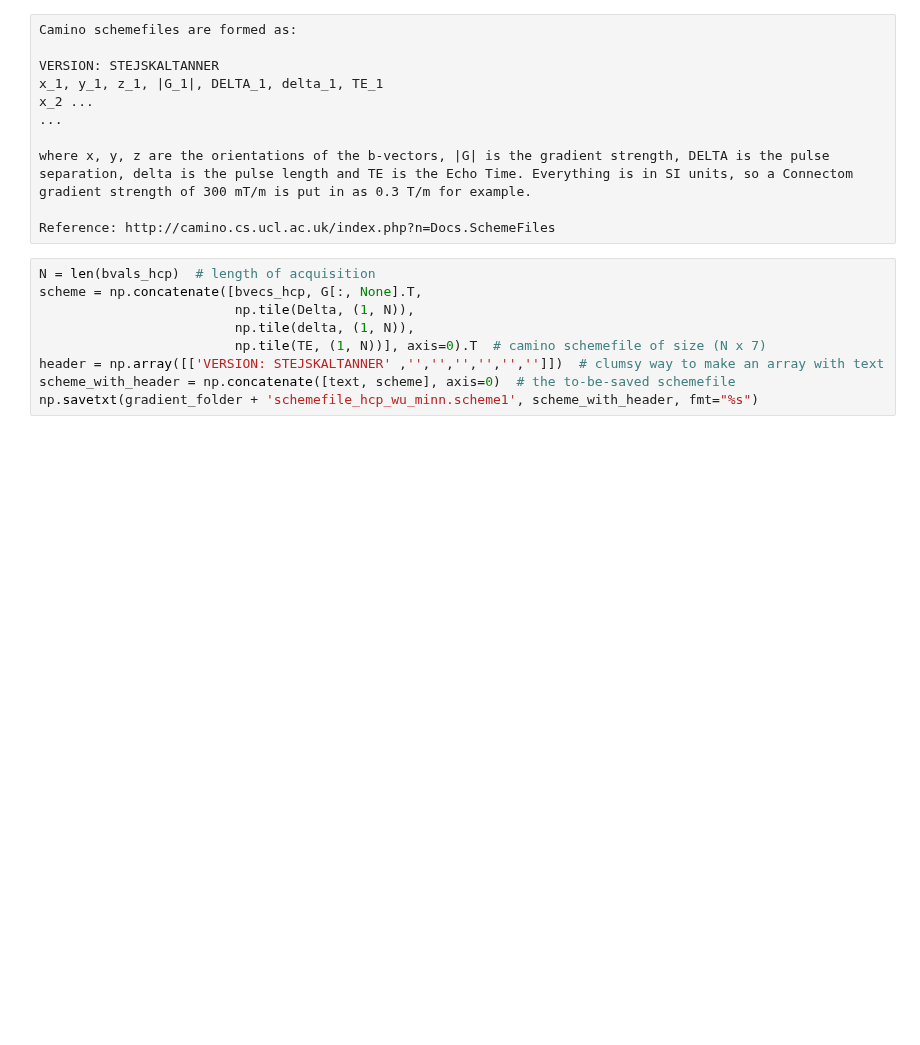
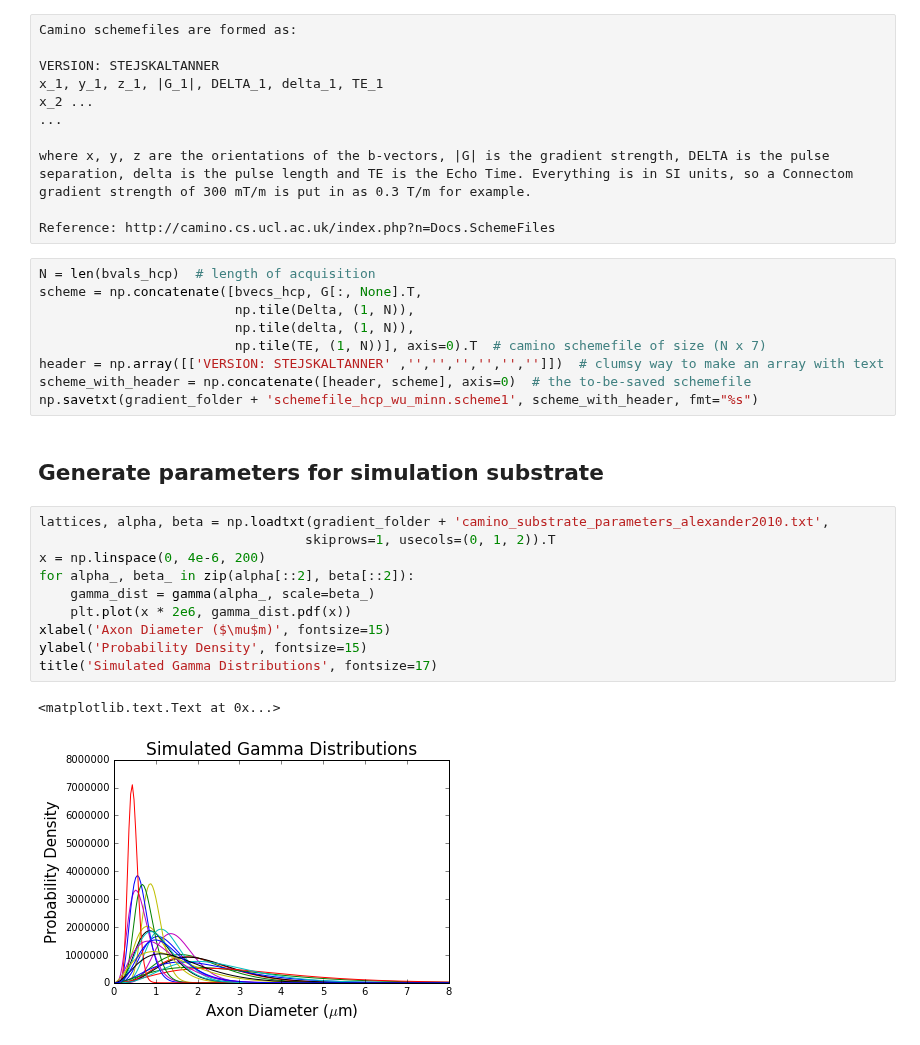
Before and after one commit to AthenaEPI/dmipy, a Jupyter notebook: examples/example_generate_camino_schemefile.ipynb, the cells around one changed output. Cells and saved outputs as stored; diff of their text form; blank space fills up the shorter version.

Commit message:
completed example for camino signal generation

```diff
--- a/examples/example_generate_camino_schemefile.ipynb
+++ b/examples/example_generate_camino_schemefile.ipynb
@@ -27,5 +30,20 @@ scheme = np.concatenate([bvecs_hcp, G[:, None].T,
                          np.tile(delta, (1, N)),
                          np.tile(TE, (1, N))], axis=0).T  # camino schemefile of size (N x 7)
 header = np.array([['VERSION: STEJSKALTANNER' ,'','','','','','']])  # clumsy way to make an array with text
-scheme_with_header = np.concatenate([text, scheme], axis=0)  # the to-be-saved schemefile
+scheme_with_header = np.concatenate([header, scheme], axis=0)  # the to-be-saved schemefile
 np.savetxt(gradient_folder + 'schemefile_hcp_wu_minn.scheme1', scheme_with_header, fmt="%s")
+# %% [markdown]
+## Generate parameters for simulation substrate
+# %%
+lattices, alpha, beta = np.loadtxt(gradient_folder + 'camino_substrate_parameters_alexander2010.txt',
+                                  skiprows=1, usecols=(0, 1, 2)).T
+x = np.linspace(0, 4e-6, 200)
+for alpha_, beta_ in zip(alpha[::2], beta[::2]):
+    gamma_dist = gamma(alpha_, scale=beta_)
+    plt.plot(x * 2e6, gamma_dist.pdf(x))
+xlabel('Axon Diameter ($\mu$m)', fontsize=15)
+ylabel('Probability Density', fontsize=15)
+title('Simulated Gamma Distributions', fontsize=17)
+# %% [output]
+<matplotlib.text.Text at 0x...>
+[figure, added]
```
Also changed, not shown: parts of 9 cells of this notebook.
